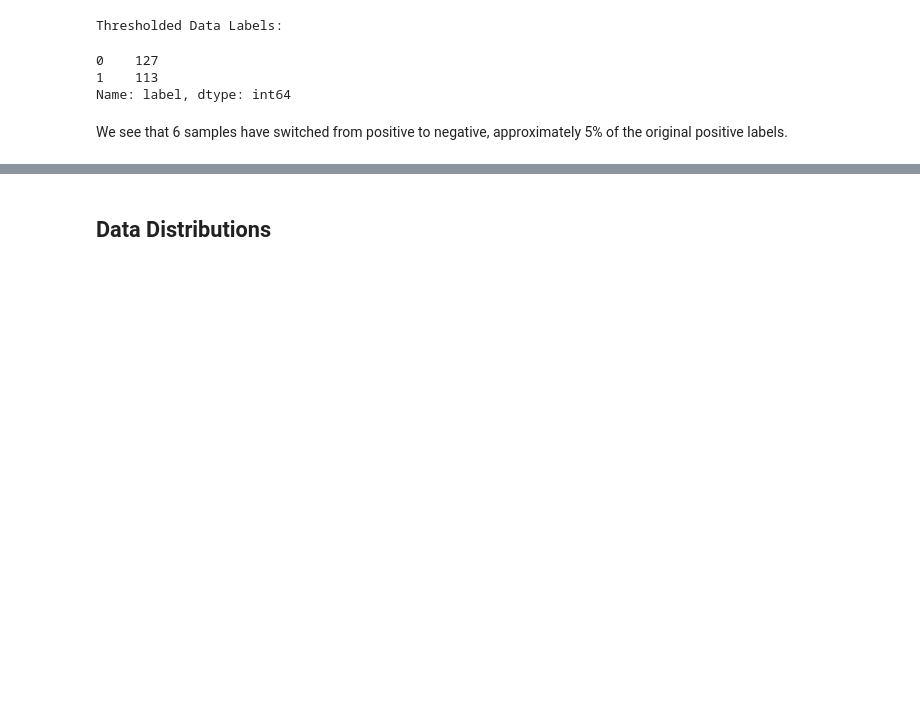
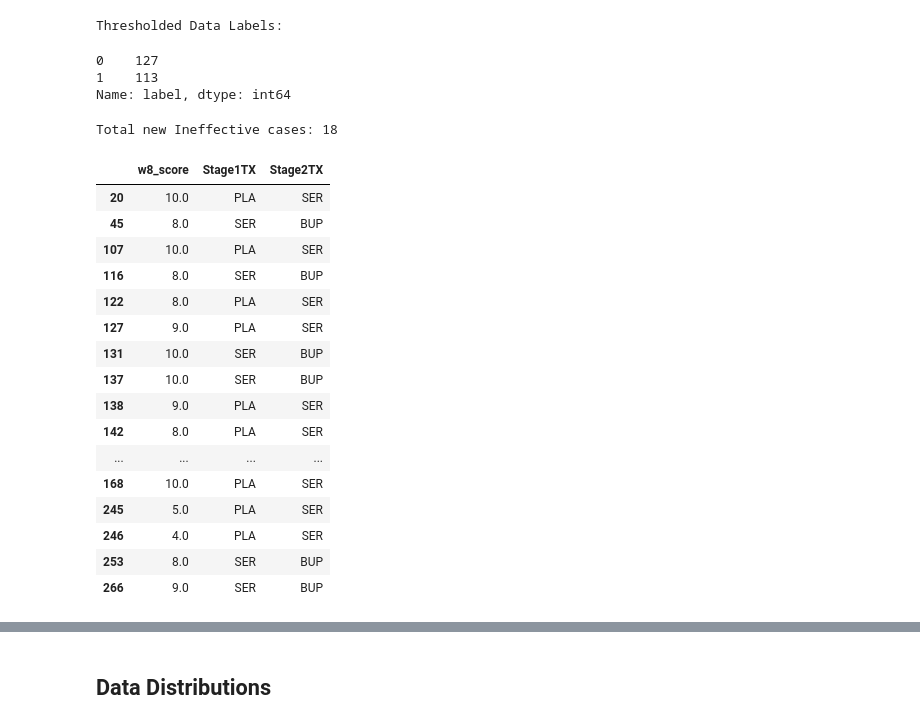
Before and after one commit to moduIo/Clinical-Depression-Study, a Jupyter notebook: main.ipynb, the cells around one changed output, grey strips where cells are left out. Drawn from its saved outputs; the diff is of its cells as text; code cells hidden in the pictures; blank space fills up the shorter version.

```diff
--- a/main.ipynb
+++ b/main.ipynb
@@ -481,5 +481,25 @@ Thresholded Data Labels:
 0    127
 1    113
 Name: label, dtype: int64
-# %% [markdown]
-We see that 6 samples have switched from positive to negative, approximately 5% of the original positive labels.
+# %%
+print 'Total new Ineffective cases:', stage_labeled_data.loc[stage_labeled_data['label'] == 0].loc[stage_labeled_data['w8_score'] <= 10]['w8_score'].count()
+stage_labeled_data.loc[stage_labeled_data['label'] == 0].loc[stage_labeled_data['w8_score'] <= 10][['w8_score', 'Stage1TX', 'Stage2TX']].head(18)
+# %% [output]
+Total new Ineffective cases: 18
+|  | w8_score | Stage1TX | Stage2TX |
+| 20 | 10.0 | PLA | SER |
+| 45 | 8.0 | SER | BUP |
+| 107 | 10.0 | PLA | SER |
+| 116 | 8.0 | SER | BUP |
+| 122 | 8.0 | PLA | SER |
+| 127 | 9.0 | PLA | SER |
+| 131 | 10.0 | SER | BUP |
+| 137 | 10.0 | SER | BUP |
+| 138 | 9.0 | PLA | SER |
+| 142 | 8.0 | PLA | SER |
+| ... | ... | ... | ... |
+| 168 | 10.0 | PLA | SER |
+| 245 | 5.0 | PLA | SER |
+| 246 | 4.0 | PLA | SER |
+| 253 | 8.0 | SER | BUP |
+| 266 | 9.0 | SER | BUP |
```
Also changed, not shown: parts of 13 cells of this notebook.
